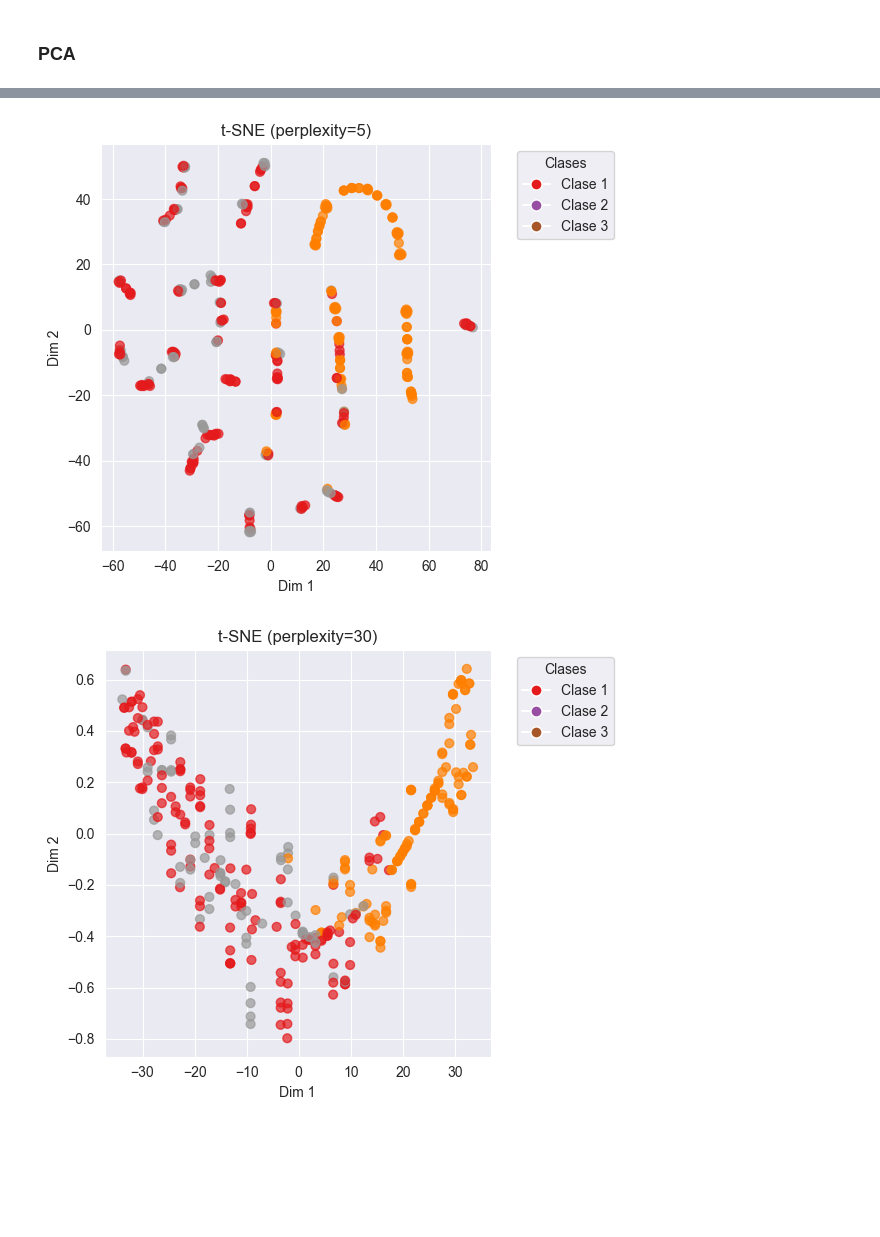
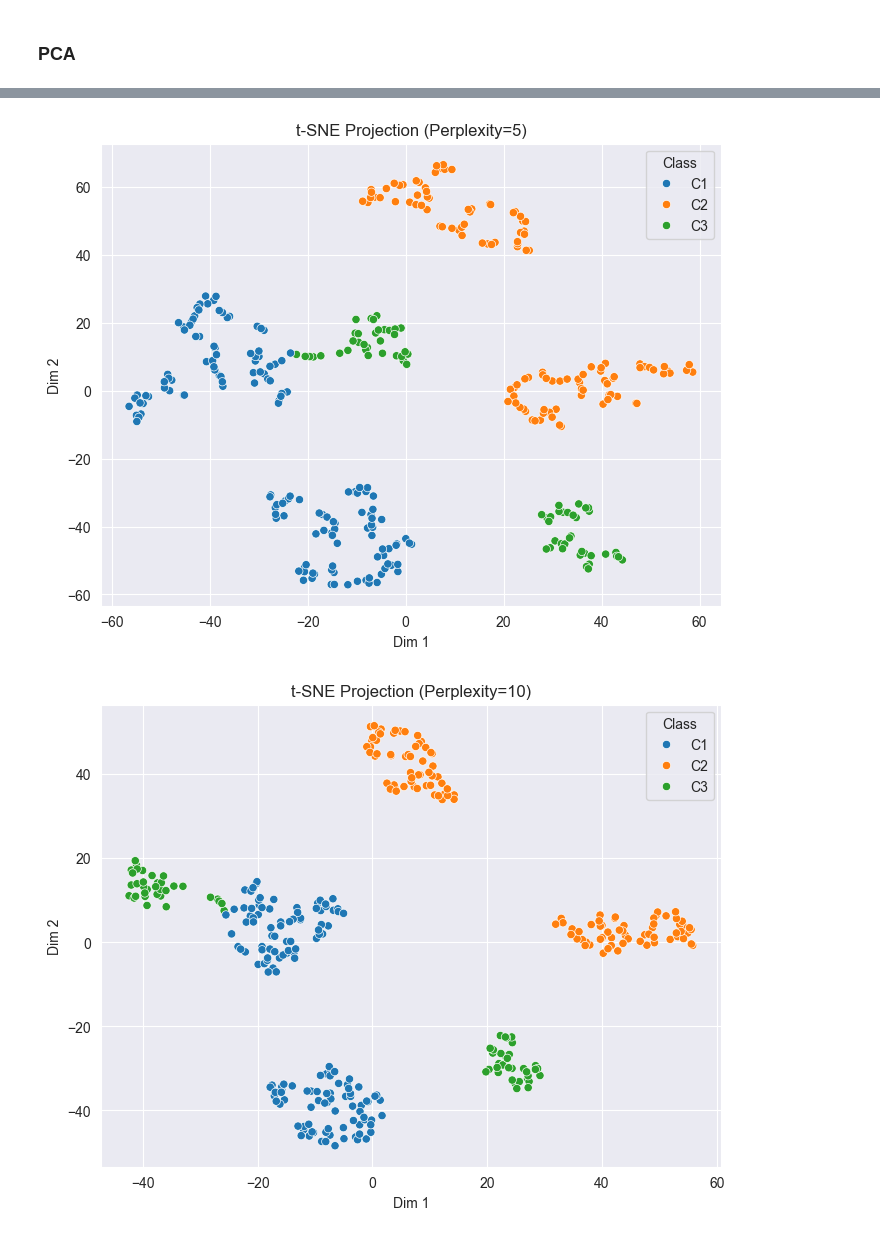
Before and after one commit to Pilouco26/AAMDP1, a Jupyter notebook: p2.ipynb, the cells around one changed output, grey strips where cells are left out. Drawn from its saved outputs; the diff is of its cells as text; code cells hidden in the pictures; blank space fills up the shorter version.

Commit message:
dades reals finalitzat

```diff
--- a/p2.ipynb
+++ b/p2.ipynb
@@ -40,12 +40,16 @@ import pandas as pd
 import seaborn as sns
 
 a2real = pd.read_csv('data/A2-real.txt', sep=';')
+a2text = pd.read_csv('data/A2-synthetic.txt')
 
 display(a2real)
+display(a2text)
 # Separate features and labels
 # Preparación de datos
 X_real = a2real.drop(columns=['Class', 'Location'])
-y = a2real['Class']
+X = a2text.drop(columns=['class'])
+y_real = a2real['Class']
+y = a2text['class']
 z = a2real['Location']
 
 display(y)
@@ -263,15 +280,18 @@ Considerant les altres mesures anteriors com el PCA i el t-SNE, ens decantariem
 # DADES REALS
 # %%
 import pandas as pd
-
+from sklearn.preprocessing import StandardScaler
 a2real = pd.read_csv('data/A2-real.txt', sep=';')
 
 display(a2real)
 
 # Preparación de datos
 X_real = a2real.drop(columns=['Class', 'Location'])
-y = a2real['Class']
+y_real = a2real['Class']
 z = a2real['Location']
+
+scaler = StandardScaler()
+X_real = scaler.fit_transform(X_real)
 # %% [output]
 |  | BL | BD | FL | BM | S | Location | Class |
 | 0 | 34.5 | 18.1 | 187 | 2900 | 1 | L2 | C1 |
@@ -342,47 +378,16 @@ Varianza explicada por los dos primeros componentes: 100.00%
 # %%
-import numpy as np
-import matplotlib.pyplot as plt
-from sklearn.manifold import TSNE
+for perplexity in [5, 10, 30, 50 ]:
+    tsne = TSNE(n_components=2, perplexity=perplexity, random_state=0)
+    X_tsne_real = tsne.fit_transform(X_real)
 
-# suponiendo que X_real es tu matriz de características y y contiene las clases
-# convertimos y a enteros 0…K−1
-labels = np.array([int(c[1]) - 1 for c in y])
-
-
-# lista de perplexities a probar
-perplexities = [5, 30, 50]
-
-# pre-reducir dimensionalidad con PCA (opcional para acelerar t-SNE en datos muy altos)
-# from sklearn.decomposition import PCA
-# X_init = PCA(n_components=50, random_state=42).fit_transform(X_real)
-# si no quieres pre-PCA, simplemente usa X_init = X_real
-X_init = X_real
-
-for p in perplexities:
-    tsne = TSNE(n_components=2, perplexity=p, max_iter=1000, random_state=42)
-    X_tsne = tsne.fit_transform(X_init)
-
-    plt.figure(figsize=(6, 5))
-    sc = plt.scatter(X_tsne[:, 0], X_tsne[:, 1],
-                     c=labels,
-                     cmap='Set1',
-                     alpha=0.7,
-                     s=40)
-    plt.title(f"t-SNE (perplexity={p})")
-    plt.xlabel("Dim 1")
-    plt.ylabel("Dim 2")
+    plt.figure(figsize=(8, 6))
+    sns.scatterplot(x=X_tsne_real[:, 0], y=X_tsne_real[:, 1], hue=y_real, palette='tab10')
+    plt.title(f't-SNE Projection (Perplexity={perplexity})')
+    plt.xlabel('Dim 1')
+    plt.ylabel('Dim 2')
+    plt.legend(title='Class')
     plt.grid(True)
-    # crear leyenda con una etiqueta por clase
-    classes = np.unique(labels)
-    handles = [plt.Line2D([0], [0], marker='o', color='w',
-                          markerfacecolor=plt.cm.Set1(i / len(classes)),
-                          markersize=8)
-               for i in classes]
-    plt.legend(handles, [f"Clase {i+1}" for i in classes], title="Clases",
-               bbox_to_anchor=(1.05, 1), loc='upper left')
-    plt.tight_layout()
-
-plt.show()
+    plt.show()
 # %% [output]
-[figure, old version]
+[figure, new version]
-[figure, old version]
+[figure, new version]
```
Also changed, not shown: parts of 9 cells of this notebook.
